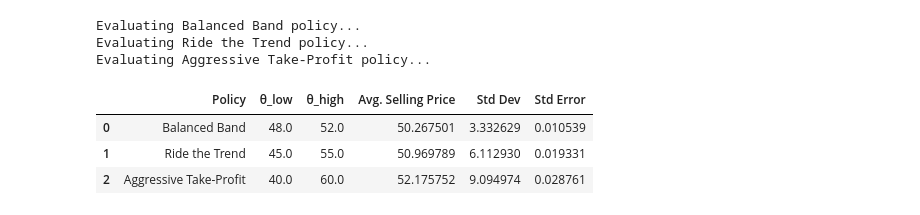
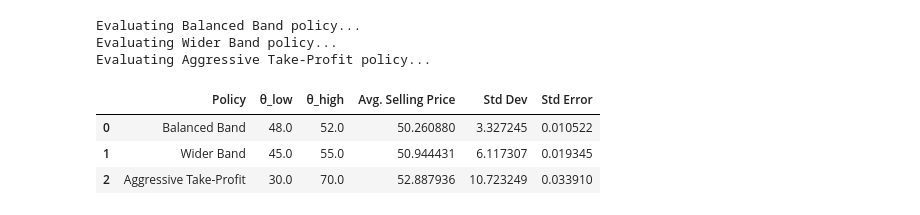
Before and after one commit to Peymankor/Applied-Reinforcement-Learning-Bootcamp, a Jupyter notebook: 01-Fundamentals-of-Sequential-Decision-Making/SDA_Asset_Selling/01_Asset_Selling_Problem_Implementation.ipynb, the cells around one changed output. Saved outputs shown, nothing was run; the diff lists cells and outputs as text; code cells hidden in the pictures.

Commit message:
adding code and implementaion of asset selling problem

```diff
--- a/01-Fundamentals-of-Sequential-Decision-Making/SDA_Asset_Selling/01_Asset_Selling_Problem_Implementation.ipynb
+++ b/01-Fundamentals-of-Sequential-Decision-Making/SDA_Asset_Selling/01_Asset_Selling_Problem_Implementation.ipynb
@@ -259,4 +286,4 @@ def simulate_one_path(policy_func, policy_params, T, p0, mu, sigma):
        sell_time = T
 
     # This is F_hat_pi(omega) for this specific path
-    return selling_price
+    return selling_price, sell_time
@@ -268,20 +297,23 @@ np.random.seed(42)
 T = 30           # Time horizon
 p0 = 50.0        # Initial price
 mu = 0.1       # Mean price change
-sigma = 1.0      # Standard deviation of price change
+sigma = 2.0      # Standard deviation of price change
 
 # Define high-low policy parameters
 policy_params = {'theta_low': 45.0, 'theta_high': 55.0}
 
 # Run the simulation
-selling_price = simulate_one_path(
+selling_price, sell_time = simulate_one_path(
     policy_func=policy_high_low,
     policy_params=policy_params,
-    T=T, p0=p0, mu=mu, sigma=sigma
+    T=T, p0=p0,
+    mu=mu,
+    sigma=sigma
 )
 
 # Print the result
 print(f"Using high-low policy with θ_low={policy_params['theta_low']} and θ_high={policy_params['theta_high']}")
 print(f"Selling price: {selling_price:.2f}")
+print(f"Sell time: {sell_time}")
 # %% [output]
 Using high-low policy with θ_low=45.0 and θ_high=55.0
@@ -289,6 +329,4 @@ Selling price: 55.21
 # %%
-# --- 4. Policy Evaluation ---
-
 def evaluate_policy(policy_func, policy_params, N, T, p0, mu, sigma):
     """
     Evaluates a policy by simulating N sample paths and averaging results.
@@ -306,7 +344,7 @@ def evaluate_policy(policy_func, policy_params, N, T, p0, mu, sigma):
     """
     results = []
     for _ in range(N):
-        selling_price = simulate_one_path(policy_func, policy_params, T, p0, mu, sigma)
+        selling_price,_ = simulate_one_path(policy_func, policy_params, T, p0, mu, sigma)
         results.append(selling_price)
 
     results = np.array(results)
@@ -319,8 +359,21 @@ def evaluate_policy(policy_func, policy_params, N, T, p0, mu, sigma):
 # %%
 # Evaluate high-low policy
 policy_params = {'theta_low': 45.0, 'theta_high': 55.0}
-evaluate_policy(policy_func=policy_high_low,
-                policy_params=policy_params,
-                N=1000, T=T, p0=p0, mu=mu,
-                sigma=sigma)
+
+sigma = 2.0
+mu = 0.1
+p0 = 50.0
+T = 30
+N = 1000
+
+# Get all three metrics from policy evaluation
+avg_price, std_dev, std_error = evaluate_policy(policy_func=policy_high_low,
+                                              policy_params=policy_params,
+                                              N=N, T=T, p0=p0, mu=mu,
+                                              sigma=sigma)
+
+# Print each metric separately for better understanding
+print(f"Average Selling Price: {avg_price:.4f}")
+print(f"Standard Deviation: {std_dev:.4f}")
+print(f"Standard Error: {std_error:.4f}")
 # %% [output]
@@ -364,7 +411,7 @@ def run_policy_comparison(N=100000, T=30, p0=50.0, mu=0.1, sigma=2.0):
     # Define the three policies
     balanced_band_params = {'theta_low': 48.0, 'theta_high': 52.0}
     ride_the_trend_params = {'theta_low': 45.0, 'theta_high': 55.0}
-    aggressive_take_profit_params = {'theta_low': 40.0, 'theta_high': 60.0}
+    aggressive_take_profit_params = {'theta_low': 30.0, 'theta_high': 70.0}
 
     # Set a seed for reproducibility
     #np.random.seed(42)
@@ -377,7 +424,7 @@ def run_policy_comparison(N=100000, T=30, p0=50.0, mu=0.1, sigma=2.0):
         N=N, T=T, p0=p0, mu=mu, sigma=sigma
     )
 
-    print("Evaluating Ride the Trend policy...")
+    print("Evaluating Wider Band policy...")
     ride_trend_result = evaluate_policy(
         policy_func=policy_high_low,
         policy_params=ride_the_trend_params,
@@ -399,7 +446,7 @@ def run_policy_comparison(N=100000, T=30, p0=50.0, mu=0.1, sigma=2.0):
             "std_dev": balanced_result[1],
             "std_error": balanced_result[2]
         },
-        "Ride the Trend": {
+        "Wider Band": {
             "params": ride_the_trend_params,
             "avg_price": ride_trend_result[0],
             "std_dev": ride_trend_result[1],
@@ -407,35 +454,35 @@ def run_policy_comparison(N=100000, T=30, p0=50.0, mu=0.1, sigma=2.0):
         },
         "Aggressive Take-Profit": {
             "params": aggressive_take_profit_params,
             "avg_price": aggressive_result[0],
             "std_dev": aggressive_result[1],
             "std_error": aggressive_result[2]
         }
     }
 
     return results
 
 # Run the policy comparison
 policy_results = run_policy_comparison(N=100000)
 
 # Display the results in a table
 import pandas as pd
 
 results_df = pd.DataFrame({
-    'Policy': ['Balanced Band', 'Ride the Trend', 'Aggressive Take-Profit'],
+    'Policy': ['Balanced Band', 'Wider Band', 'Aggressive Take-Profit'],
     'θ_low': [policy_results[p]['params']['theta_low'] for p in policy_results],
     'θ_high': [policy_results[p]['params']['theta_high'] for p in policy_results],
     'Avg. Selling Price': [policy_results[p]['avg_price'] for p in policy_results],
     'Std Dev': [policy_results[p]['std_dev'] for p in policy_results],
     'Std Error': [policy_results[p]['std_error'] for p in policy_results]
 })
 
 display(results_df)
 # %% [output]
 Evaluating Balanced Band policy...
-Evaluating Ride the Trend policy...
+Evaluating Wider Band policy...
 Evaluating Aggressive Take-Profit policy...
 |  | Policy | θ_low | θ_high | Avg. Selling Price | Std Dev | Std Error |
-| 0 | Balanced Band | 48.0 | 52.0 | 50.267501 | 3.332629 | 0.010539 |
-| 1 | Ride the Trend | 45.0 | 55.0 | 50.969789 | 6.112930 | 0.019331 |
-| 2 | Aggressive Take-Profit | 40.0 | 60.0 | 52.175752 | 9.094974 | 0.028761 |
+| 0 | Balanced Band | 48.0 | 52.0 | 50.260880 | 3.327245 | 0.010522 |
+| 1 | Wider Band | 45.0 | 55.0 | 50.944431 | 6.117307 | 0.019345 |
+| 2 | Aggressive Take-Profit | 30.0 | 70.0 | 52.887936 | 10.723249 | 0.033910 |
```
Also changed, not shown: parts of 39 cells of this notebook, 4 other files.
